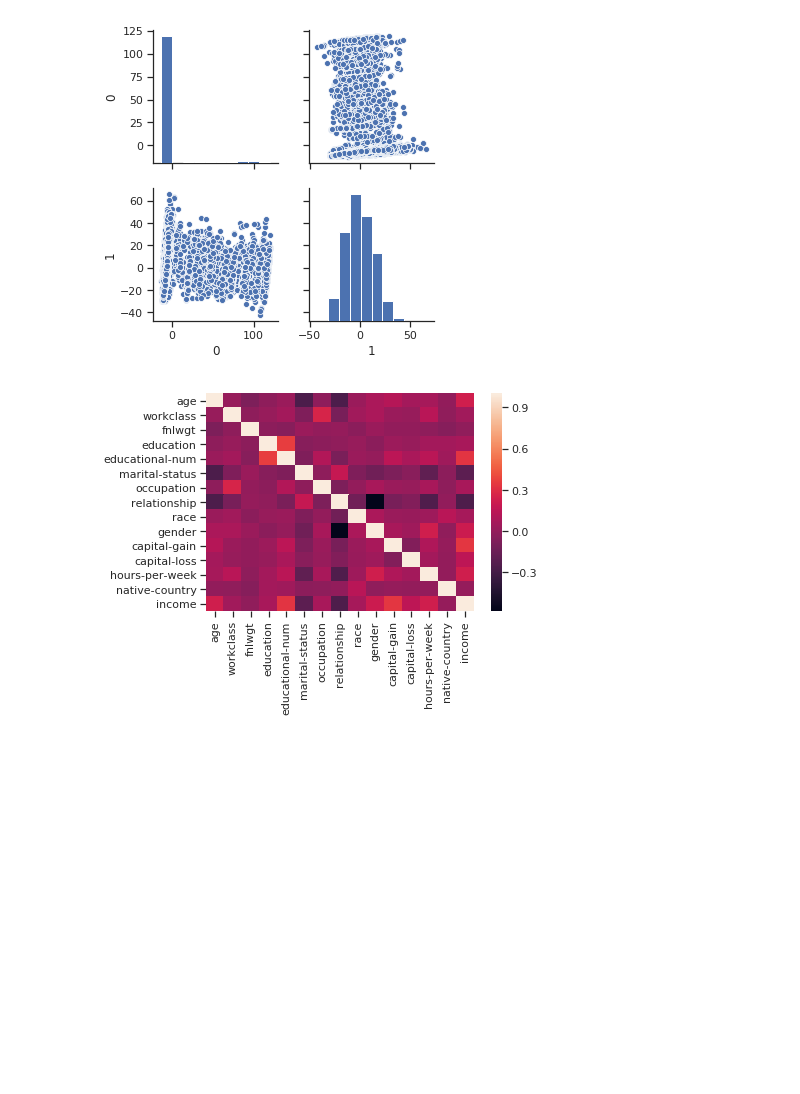
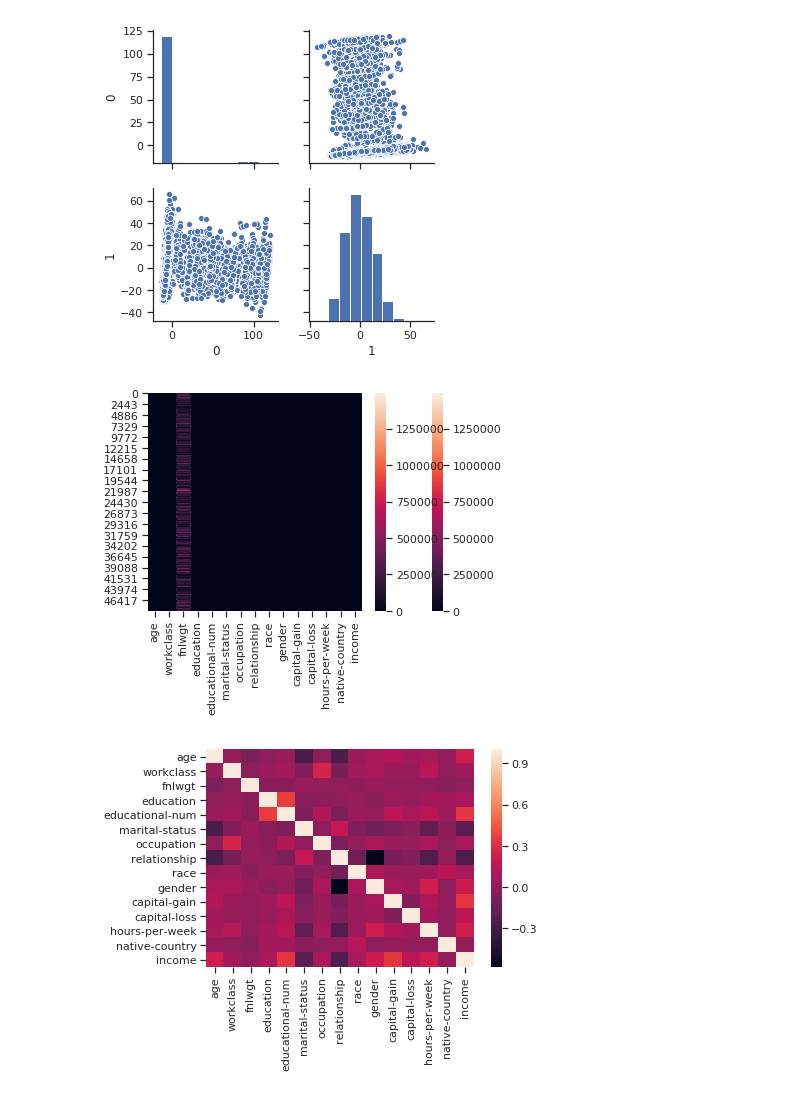
Before and after one commit to Didayolo/autopandas, a Jupyter notebook: AutoPandas_workspace.ipynb, the cells around one changed output. Saved outputs shown, nothing was run; the diff lists cells and outputs as text; code cells hidden in the pictures; blank space fills up the shorter version.

```diff
--- a/AutoData_workspace.ipynb
+++ b/AutoPandas_workspace.ipynb
@@ -82,4 +98,9 @@ data.pca(n_components=2).plot()
 # %% [output]
 TODO: class coloration
 [figure]
+# %%
+data.plot()
+#data.heatmap()
+# %% [output]
+[figure, added]
 # %%
```
Also changed, not shown: parts of 12 cells of this notebook, 7 other files.
